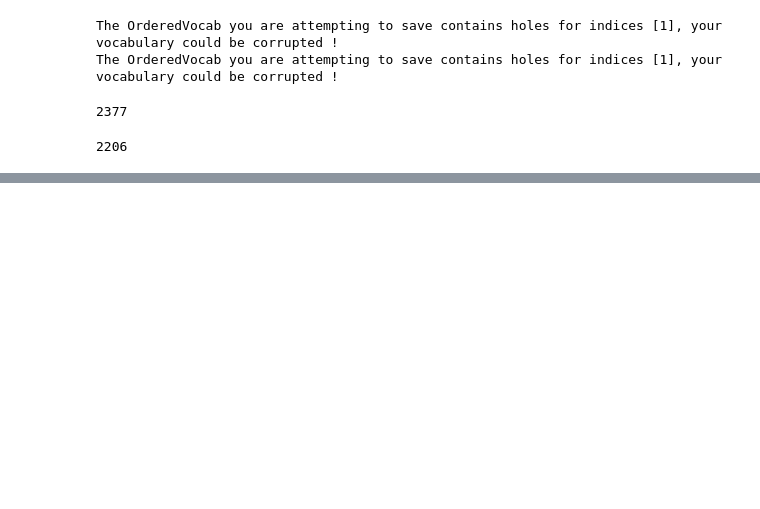
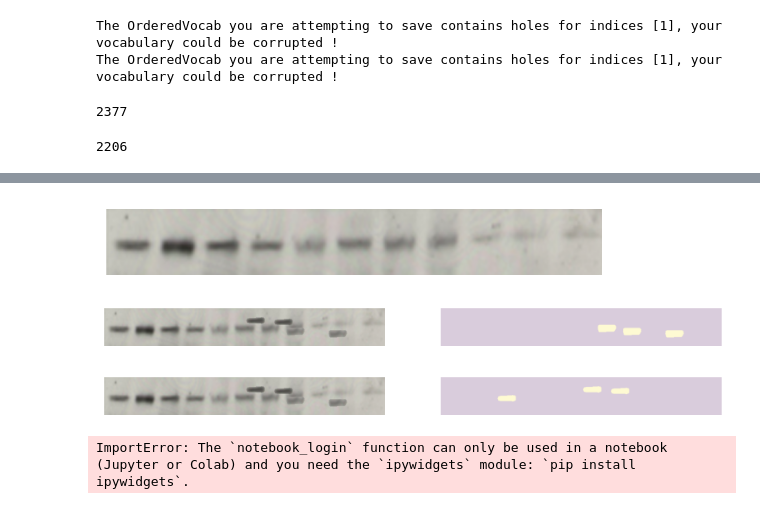
Before and after one commit to eli-isaac/recod.ai, a Jupyter notebook: old_code/make-images.ipynb, the cells around one changed output, grey strips where cells are left out. Saved outputs shown, nothing was run; the diff lists cells and outputs as text; code cells hidden in the pictures; blank space fills up the shorter version.

```diff
--- a/old_code/make-images.ipynb
+++ b/old_code/make-images.ipynb
@@ -374,0 +332,34 @@ plt.show()
+# %%
+import matplotlib.pyplot as plt
+name  = '2430_2-2'
+image = Image.open(f"./ourtraining/images/{name}.png")
+authentic_image = Image.open(f"./train_images/authentic/{name.split('_')[0]}.png")
+plt.imshow(authentic_image)
+plt.axis('off')
+plt.show()
+masks = np.load(f"./ourtraining/masks/{name}.npy")
+
+for mask in masks:
+    # show the image and the mask side by side
+    plt.figure(figsize=(10, 5))
+    plt.subplot(1, 2, 1)
+    plt.axis('off')
+    plt.imshow(image)
+    plt.subplot(1, 2, 2)
+    plt.imshow(mask, alpha=0.2)
+    plt.axis('off')
+    plt.show()
+# %% [output]
+[figure, added]
+[figure, added]
+[figure, added]
+# %%
+from huggingface_hub import login, upload_folder
+
+# (optional) Login with your Hugging Face credentials
+login()
+
+# Push your dataset files
+upload_folder(folder_path="./ourtraining", repo_id="eliplutchok/recod_comp", repo_type="dataset")
+# %% [output]
+ImportError: The `notebook_login` function can only be used in a notebook (Jupyter or Colab) and you need the `ipywidgets` module: `pip install ipywidgets`.
```
Also changed, not shown: parts of 14 cells of this notebook, 7 other files.
